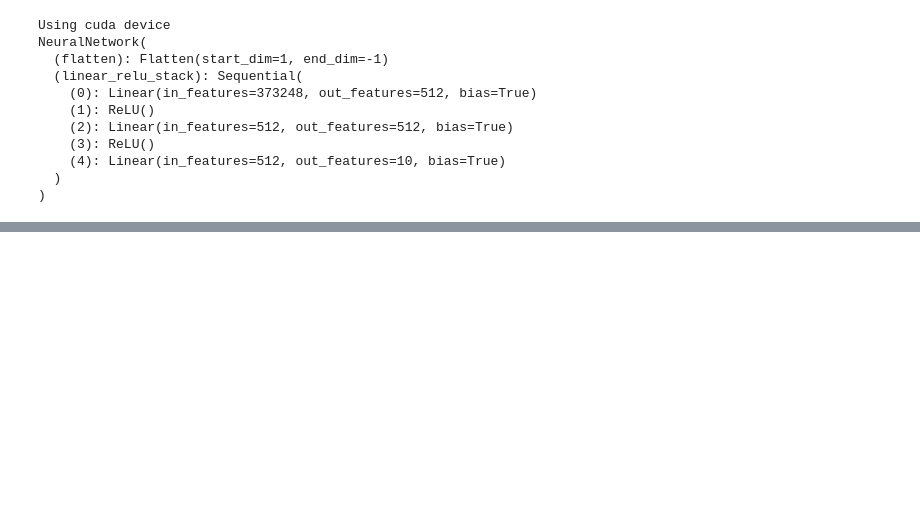
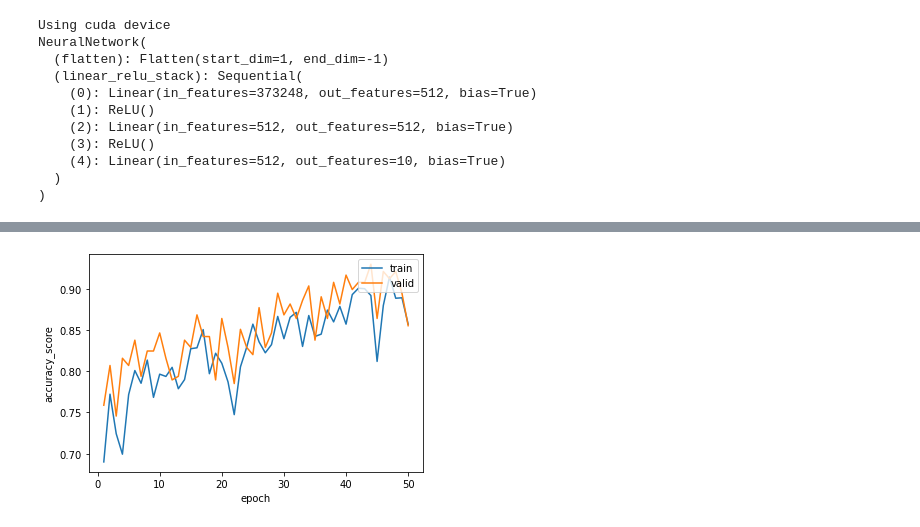
Before and after one commit to ambervb/dialogue-proj, a Jupyter notebook: Neural Network/NN Take 1.ipynb, the cells around one changed output, grey strips where cells are left out. Drawn from its saved outputs; the diff is of its cells as text; code cells hidden in the pictures; blank space fills up the shorter version.

```diff
--- a/Neural Network/NN Take 1.ipynb
+++ b/Neural Network/NN Take 1.ipynb
@@ -18,6 +33,7 @@ dialogue  dllectures21
 # %%
 # set data directory
-data_dir = 'dialogue/Bjärn/images/splitfolders/'
+#data_dir = 'dialogue/Bjärn/images/splitfolders/' #Spectograms
+data_dir = 'dialogue/Olaf/images/mfcc/splitfolders/' #MFCC
 
 #preparing the transform method to transform data into a Tensor object
 transform = transforms.Compose([
@@ -27,6 +43,8 @@ transform = transforms.Compose([
 
 train_set = datasets.ImageFolder(data_dir + 'train', transform=transform) #contents from the 'train' folder is put in train_set
 test_set = datasets.ImageFolder(data_dir + 'test', transform=transform)
-
+print(len(train_set))
+print(len(test_set))
+print(len(test_set)/len(test_set+train_set))
 train_dataloader = DataLoader(train_set, batch_size=32, shuffle=True)#train_set is made into a dataloader, shuffled
 test_dataloader = DataLoader(test_set, batch_size=32, shuffle=True)
@@ -119,5 +141,5 @@ model = NeuralNetwork()
 # %%
 t = trainer(model, loss_fn, train_dataloader, test_dataloader, gpu=0, metrics=accuracy_score) #NN is passed to t with parameters
 # %%
-t.train(5, (1e-5, 1e-4))
+t.train(50, (1e-5, 1e-4))
 # %% [output]
@@ -128,0 +163,4 @@ t.train(5, (1e-5, 1e-4))
+# %%
+t.validation_curve()
+# %% [output]
+[figure, added]
```
Also changed, not shown: parts of 5 cells of this notebook.
